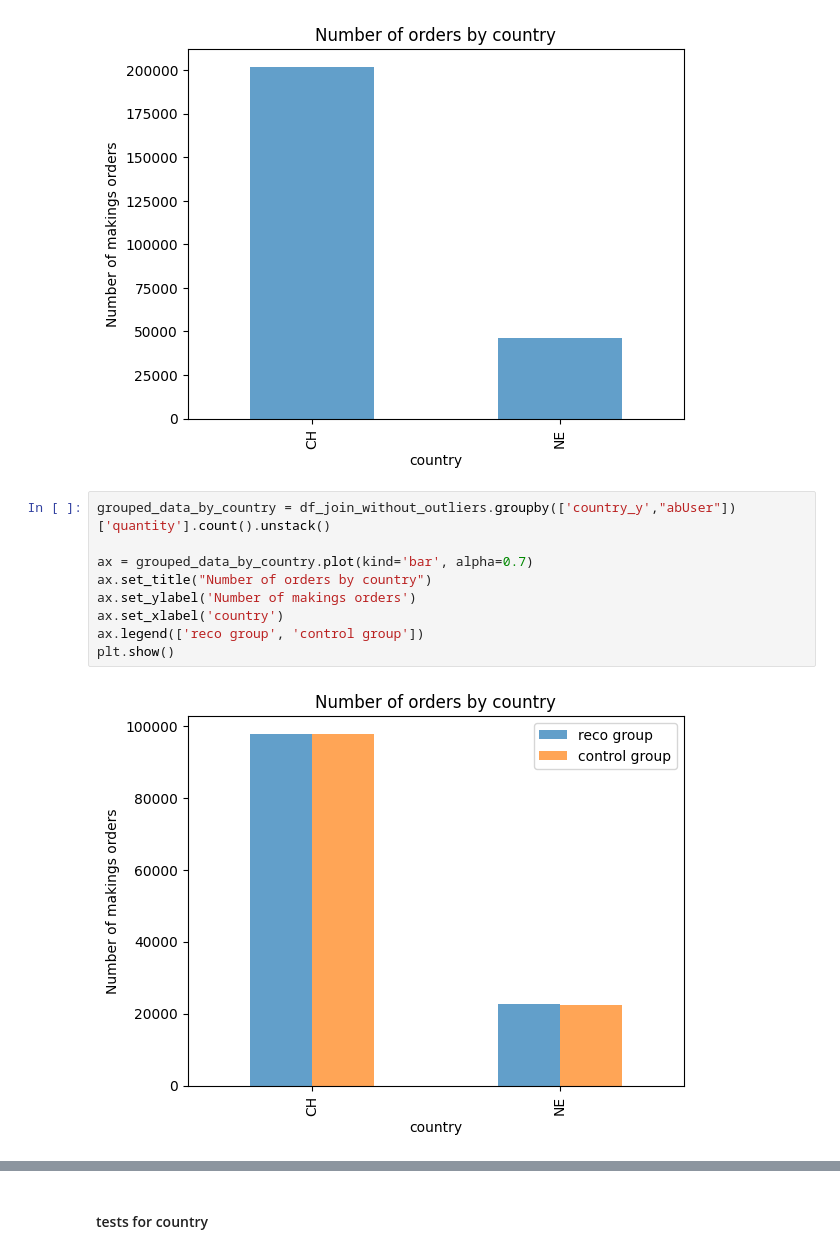
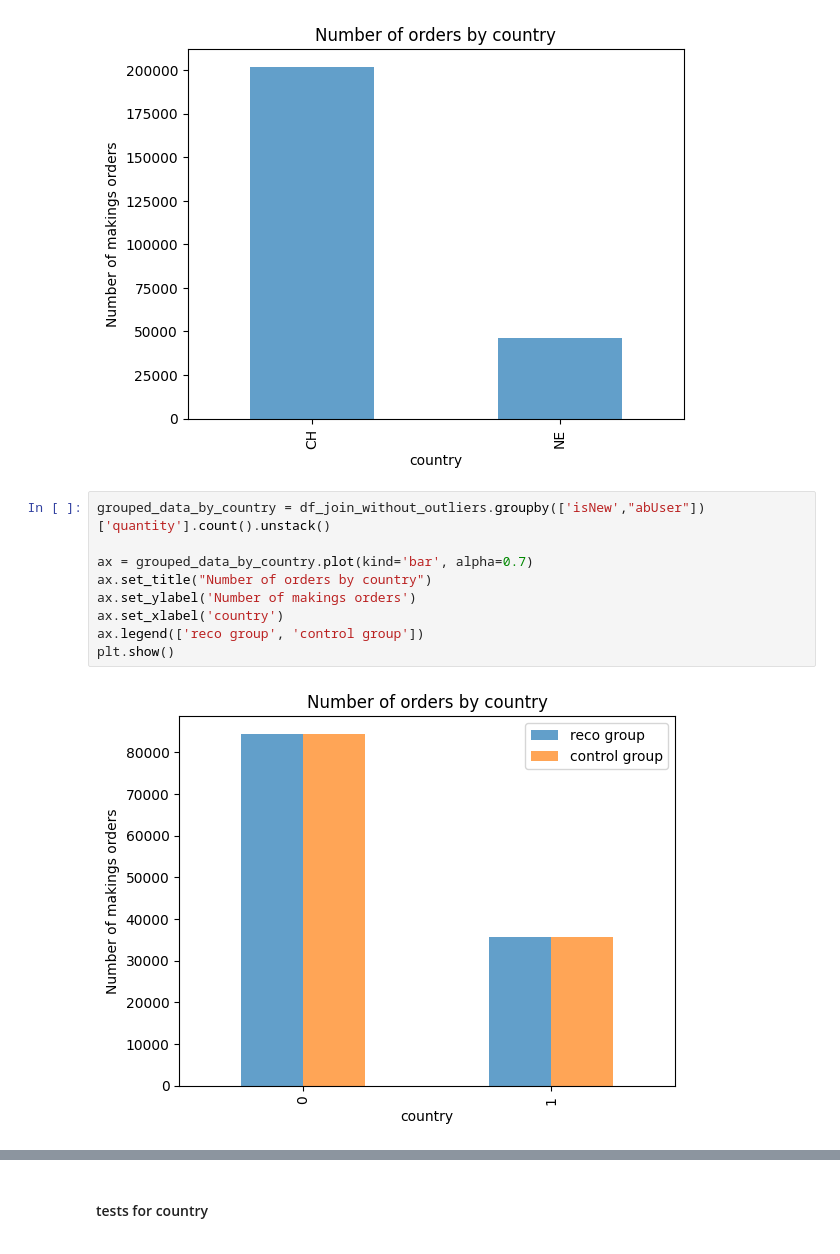
Before and after one commit to KlaraMartinaskova/notino, a Jupyter notebook: development_file.ipynb, the cells around one changed output, grey strips where cells are left out. Cells and saved outputs as stored; diff of their text form.

```diff
--- a/development_file.ipynb
+++ b/development_file.ipynb
@@ -905,13 +905,13 @@ plt.show()
 # %% [output]
 [figure]
 # %%
-grouped_data_by_country = df_join_without_outliers.groupby(['country_y',"abUser"])['quantity'].count().unstack()
+grouped_data_by_country = df_join_without_outliers.groupby(['isNew',"abUser"])['quantity'].count().unstack()
 
 ax = grouped_data_by_country.plot(kind='bar', alpha=0.7)
 ax.set_title("Number of orders by country")
 ax.set_ylabel('Number of makings orders')
 ax.set_xlabel('country')
 ax.legend(['reco group', 'control group'])
 plt.show()
 # %% [output]
-[figure, old version]
+[figure, new version]
```
Also changed, not shown: parts of 2 cells of this notebook.
